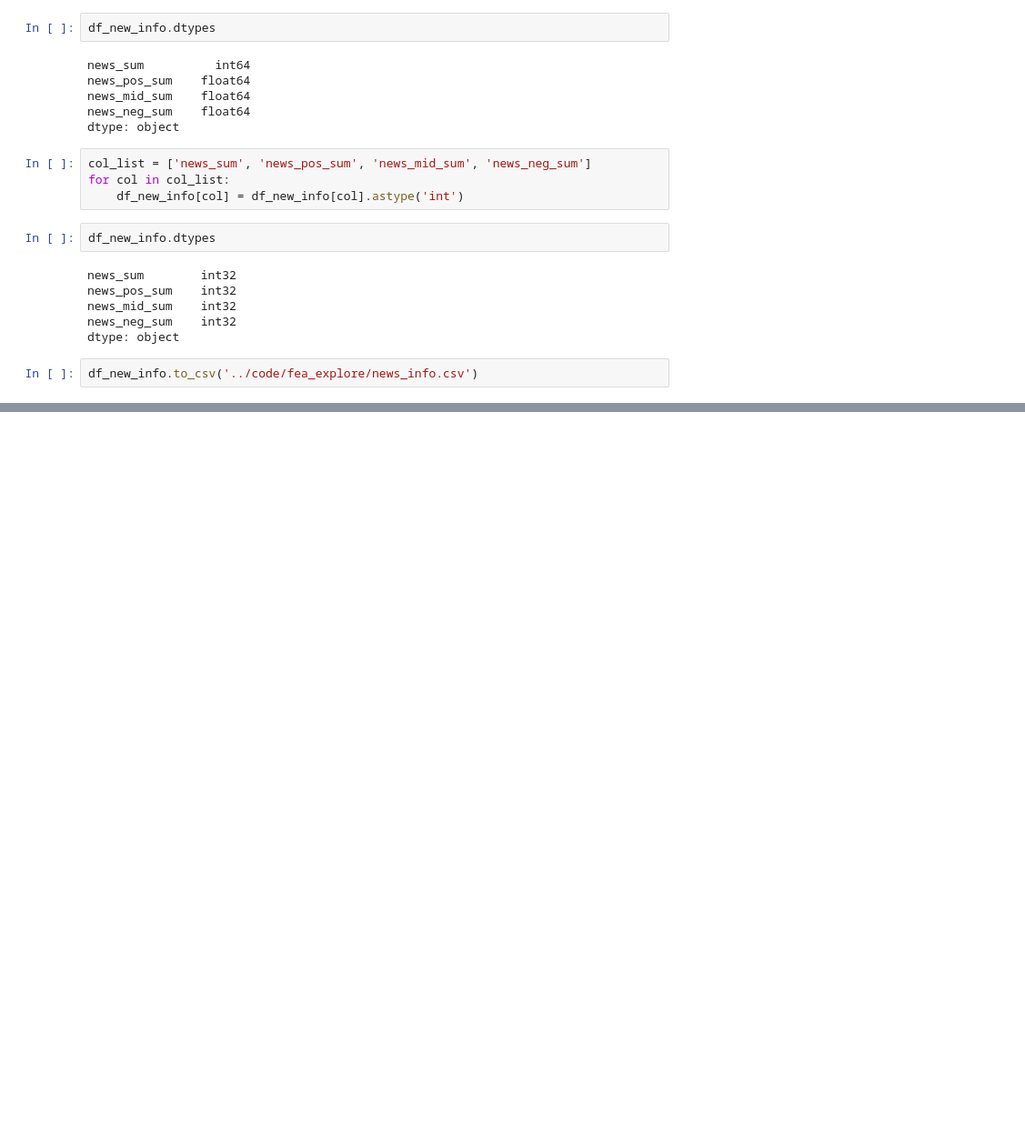
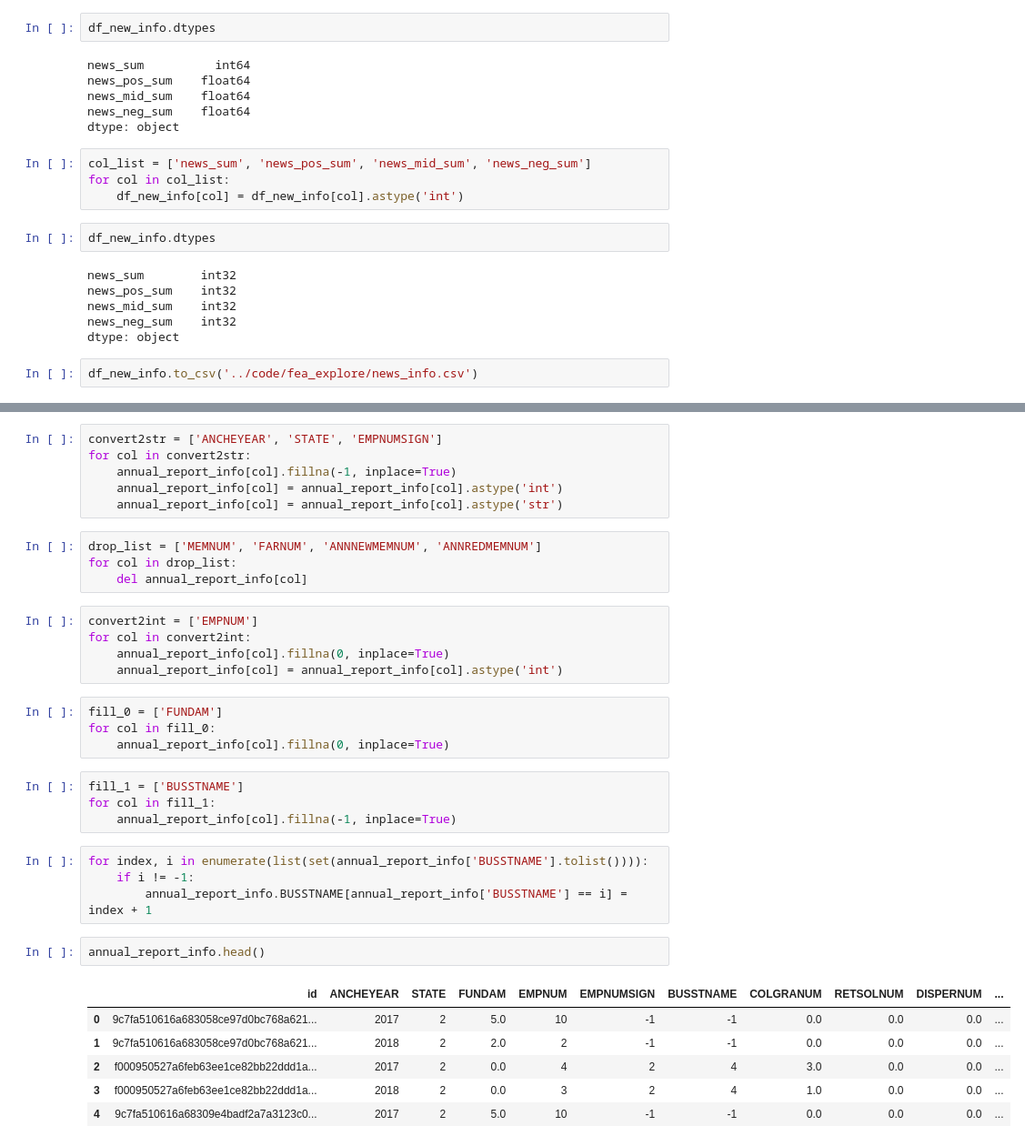
Before and after one commit to Explore16/datafountain_ccf, a Jupyter notebook: code/fea_explore.ipynb, the cells around one changed output, grey strips where cells are left out. Shown: that part at 91% size. Drawn from its saved outputs; the diff is of its cells as text; blank space fills up the shorter version.

```diff
--- a/code/fea_explore.ipynb
+++ b/code/fea_explore.ipynb
@@ -336,0 +459,36 @@ df_new_info.to_csv('../code/fea_explore/news_info.csv')
+# %%
+convert2str = ['ANCHEYEAR', 'STATE', 'EMPNUMSIGN']
+for col in convert2str:
+    annual_report_info[col].fillna(-1, inplace=True)
+    annual_report_info[col] = annual_report_info[col].astype('int')
+    annual_report_info[col] = annual_report_info[col].astype('str')
+# %%
+drop_list = ['MEMNUM', 'FARNUM', 'ANNNEWMEMNUM', 'ANNREDMEMNUM']
+for col in drop_list:
+    del annual_report_info[col]
+# %%
+convert2int = ['EMPNUM']
+for col in convert2int:
+    annual_report_info[col].fillna(0, inplace=True)
+    annual_report_info[col] = annual_report_info[col].astype('int')
+# %%
+fill_0 = ['FUNDAM']
+for col in fill_0:
+    annual_report_info[col].fillna(0, inplace=True)
+# %%
+fill_1 = ['BUSSTNAME']
+for col in fill_1:
+    annual_report_info[col].fillna(-1, inplace=True)
+# %%
+for index, i in enumerate(list(set(annual_report_info['BUSSTNAME'].tolist()))):
+    if i != -1:
+        annual_report_info.BUSSTNAME[annual_report_info['BUSSTNAME'] == i] = index + 1
+# %%
+annual_report_info.head()
+# %% [output]
+|  | id | ANCHEYEAR | STATE | FUNDAM | EMPNUM | EMPNUMSIGN | BUSSTNAME | COLGRANUM | RETSOLNUM | DISPERNUM | ... |
+| 0 | 9c7fa510616a683058ce97d0bc768a621... | 2017 | 2 | 5.0 | 10 | -1 | -1 | 0.0 | 0.0 | 0.0 | ... |
+| 1 | 9c7fa510616a683058ce97d0bc768a621... | 2018 | 2 | 2.0 | 2 | -1 | -1 | 0.0 | 0.0 | 0.0 | ... |
+| 2 | f000950527a6feb63ee1ce82bb22ddd1a... | 2017 | 2 | 0.0 | 4 | 2 | 4 | 3.0 | 0.0 | 0.0 | ... |
+| 3 | f000950527a6feb63ee1ce82bb22ddd1a... | 2018 | 2 | 0.0 | 3 | 2 | 4 | 1.0 | 0.0 | 0.0 | ... |
+| 4 | 9c7fa510616a68309e4badf2a7a3123c0... | 2017 | 2 | 5.0 | 10 | -1 | -1 | 0.0 | 0.0 | 0.0 | ... |
```
Also changed, not shown: parts of 16 cells of this notebook, 6 other files.
